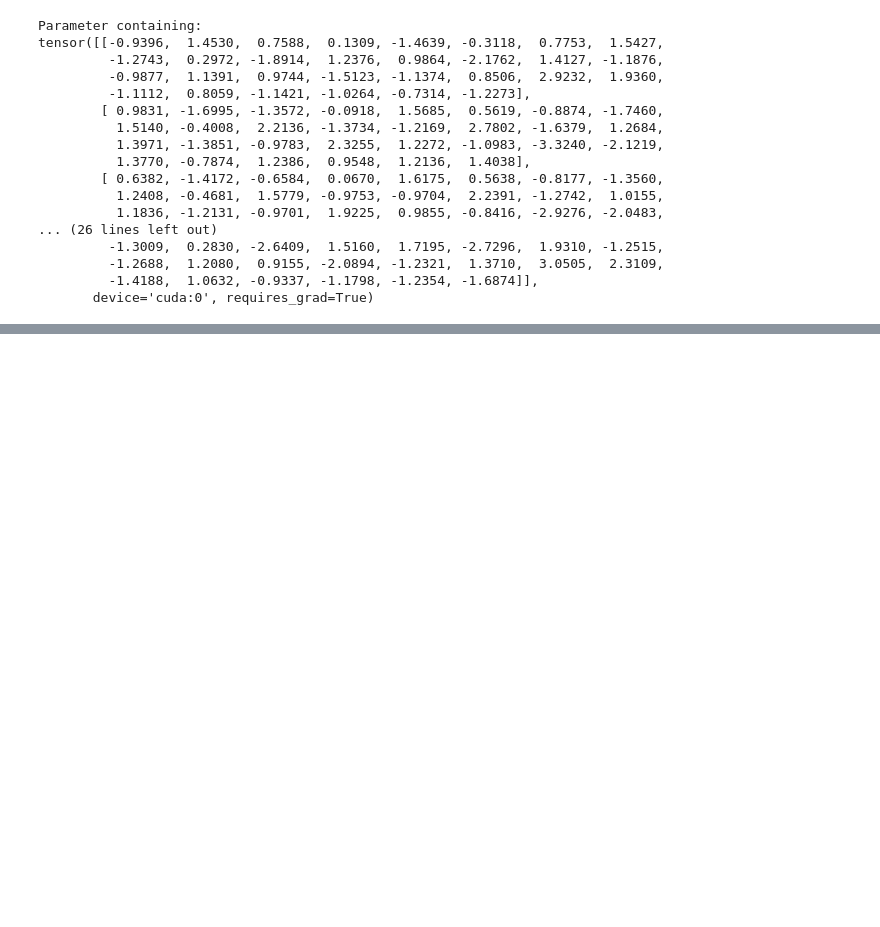
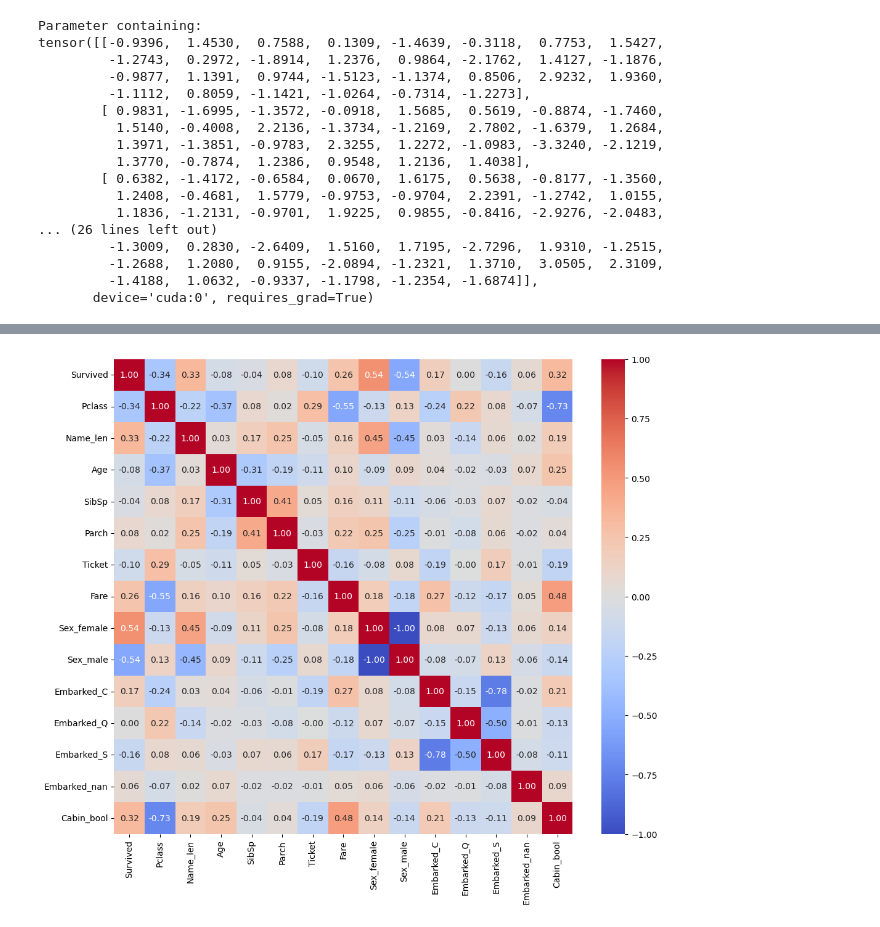
Before and after one commit to HawkWeldon/Soft_lab, a Jupyter notebook: Soft_lab_08/main.ipynb, the cells around one changed output, grey strips where cells are left out. Drawn from its saved outputs; the diff is of its cells as text; code cells hidden in the pictures; blank space fills up the shorter version.

```diff
--- a/Soft_lab_08/main.ipynb
+++ b/Soft_lab_08/main.ipynb
@@ -367,0 +409,3 @@ tensor([[-0.9396,  1.4530,  0.7588,  0.1309, -1.4639, -0.3118,  0.7753,  1.5427,
+# %%
+corr = titanic.corr()
+corr
@@ -367,0 +429,13 @@ tensor([[-0.9396,  1.4530,  0.7588,  0.1309, -1.4639, -0.3118,  0.7753,  1.5427,
+# %%
+plt.figure(figsize=(12, 10))
+
+sns.heatmap(
+    corr,
+    annot=True,
+    fmt=".2f",
+    cmap="coolwarm"
+)
+
+plt.show()
+# %% [output]
+[figure, added]
```
Also changed, not shown: parts of 11 cells of this notebook.
